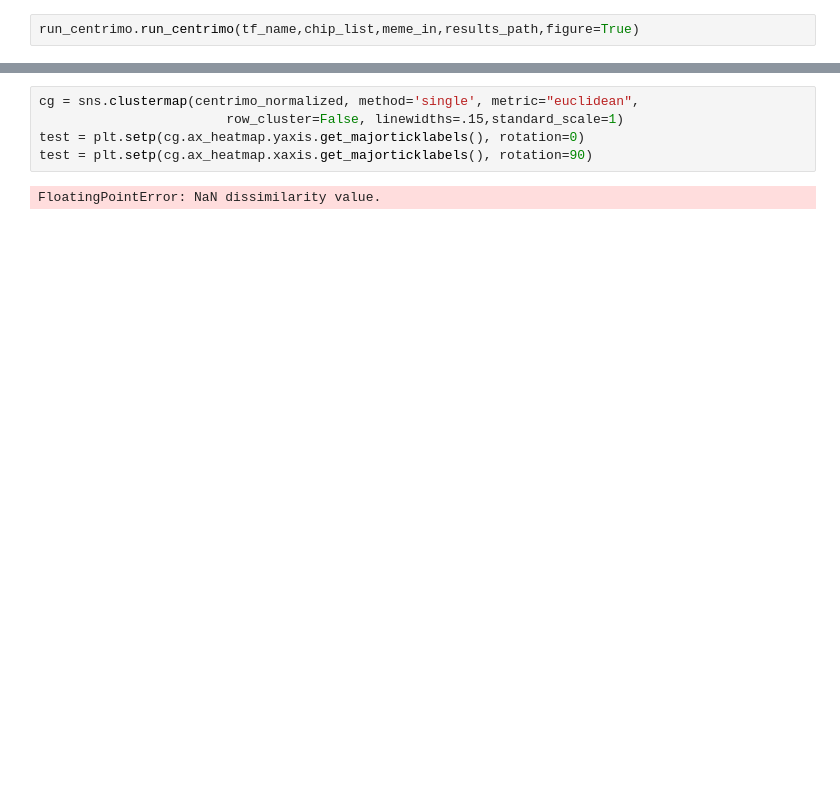
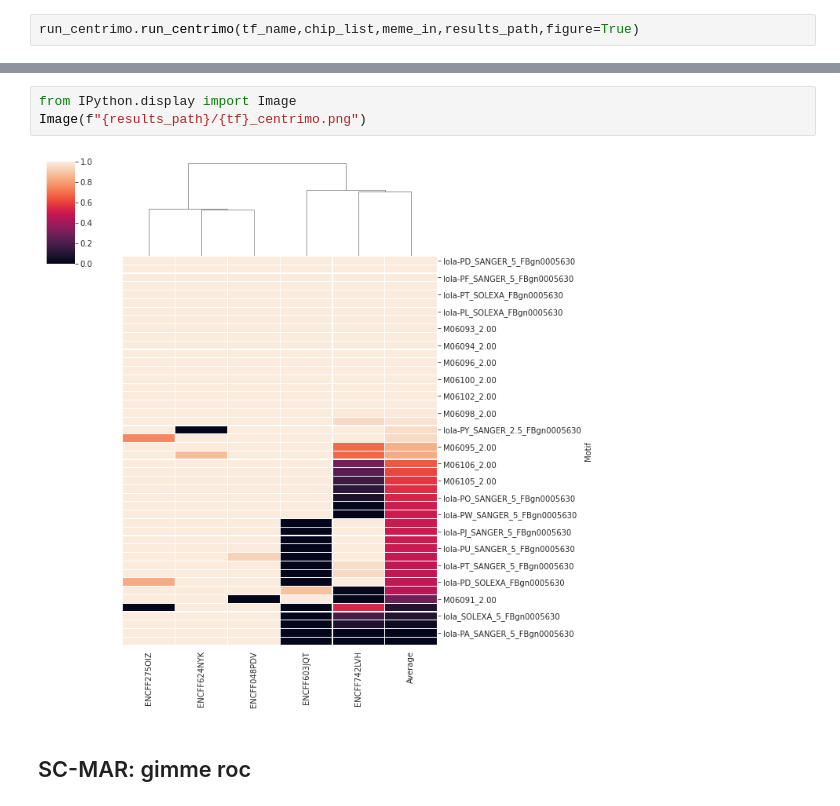
Before and after one commit to Fnyasimi/MARS-Update-Pipeline, a Jupyter notebook: Evaluation/Evaluation_notebook.ipynb, the cells around one changed output, grey strips where cells are left out. Saved outputs shown, nothing was run; the diff lists cells and outputs as text; blank space fills up the shorter version.

```diff
--- a/Evaluation/Evaluation_notebook.ipynb
+++ b/Evaluation/Evaluation_notebook.ipynb
@@ -547,7 +179,7 @@ centrimo_normalized
-# %%
-cg = sns.clustermap(centrimo_normalized, method='single', metric="euclidean",
-                        row_cluster=False, linewidths=.15,standard_scale=1)
-test = plt.setp(cg.ax_heatmap.yaxis.get_majorticklabels(), rotation=0)
-test = plt.setp(cg.ax_heatmap.xaxis.get_majorticklabels(), rotation=90)
-# %% [output]
-FloatingPointError: NaN dissimilarity value.
+# %%
+from IPython.display import Image
+Image(f"{results_path}/{tf}_centrimo.png")
+# %% [output]
+[figure, added]
+# %% [markdown]
+## SC-MAR: gimme roc
```
Also changed, not shown: parts of 55 cells of this notebook.
